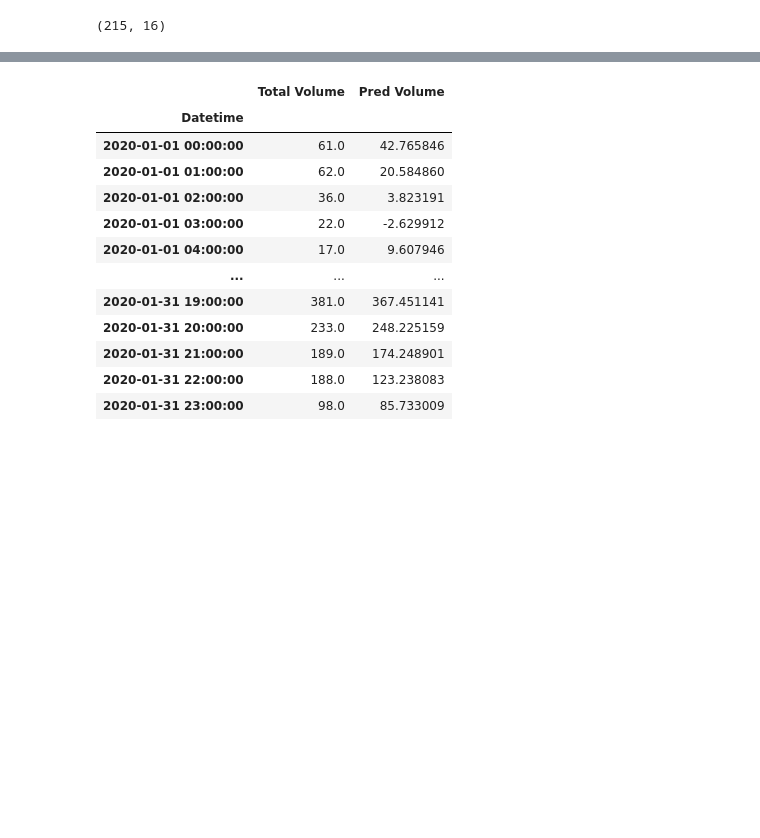
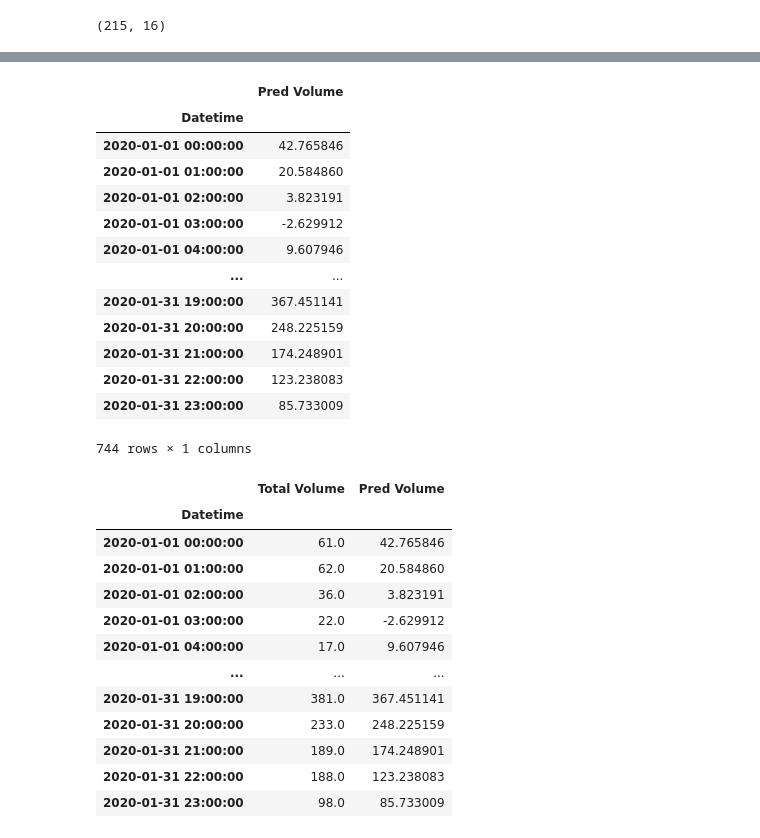
Before and after one commit to poolkit/Traffic-Flow-Forecasting, a Jupyter notebook: Testing.ipynb, the cells around one changed output, grey strips where cells are left out. Saved outputs shown, nothing was run; the diff lists cells and outputs as text; code cells hidden in the pictures; blank space fills up the shorter version.

```diff
--- a/Testing.ipynb
+++ b/Testing.ipynb
@@ -169,3 +186,20 @@ pred.set_index('Datetime', inplace=True)
+# %%
+pred
+# %% [output]
+|  | Pred Volume |
+| Datetime |  |
+| 2020-01-01 00:00:00 | 42.765846 |
+| 2020-01-01 01:00:00 | 20.584860 |
+| 2020-01-01 02:00:00 | 3.823191 |
+| 2020-01-01 03:00:00 | -2.629912 |
+| 2020-01-01 04:00:00 | 9.607946 |
+| ... | ... |
+| 2020-01-31 19:00:00 | 367.451141 |
+| 2020-01-31 20:00:00 | 248.225159 |
+| 2020-01-31 21:00:00 | 174.248901 |
+| 2020-01-31 22:00:00 | 123.238083 |
+| 2020-01-31 23:00:00 | 85.733009 |
+744 rows × 1 columns
 # %%
 pd.merge(test, pred, left_index=True, right_index=True)
 # %% [output]
```
Also changed, not shown: parts of 2 cells of this notebook, 1 other file.
